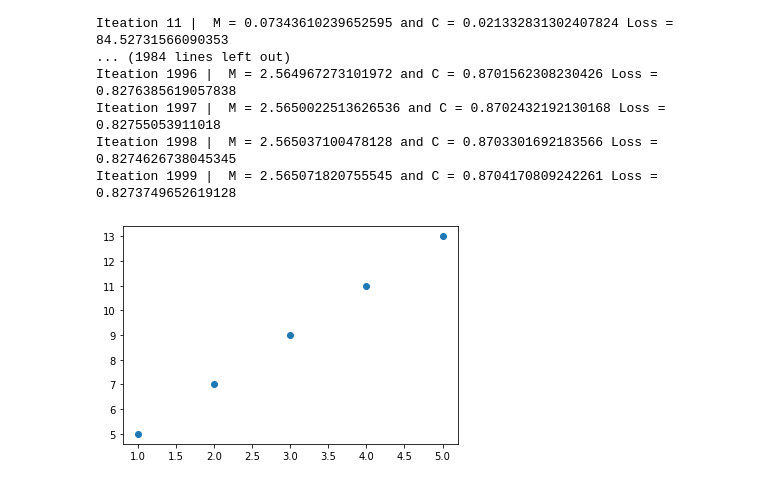
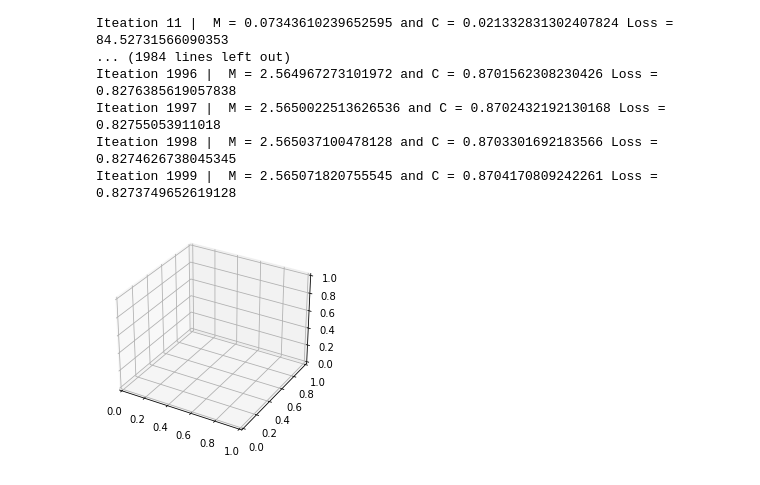
Before and after one commit to Jayant-saksham/Machine-Learning, a Jupyter notebook: 02 - Linear Regression/02_gradient_descent.ipynb, the cells around one changed output. Saved outputs shown, nothing was run; the diff lists cells and outputs as text; code cells hidden in the pictures.

```diff
--- a/02 - Linear Regression/02_gradient_descent.ipynb
+++ b/02 - Linear Regression/02_gradient_descent.ipynb
@@ -57,7 +63,6 @@ Iteation 1998 |  M = 2.565037100478128 and C = 0.8703301692183566 Loss = 0.82746
 Iteation 1999 |  M = 2.565071820755545 and C = 0.8704170809242261 Loss = 0.8273749652619128
 # %%
 import matplotlib.pyplot as plt
-plt.scatter(x, y)
-plt.show()
+ax = plt.axes(projection = '3d')
 # %% [output]
-[figure, old version]
+[figure, new version]
```
Also changed, not shown: parts of 1 cell of this notebook.
